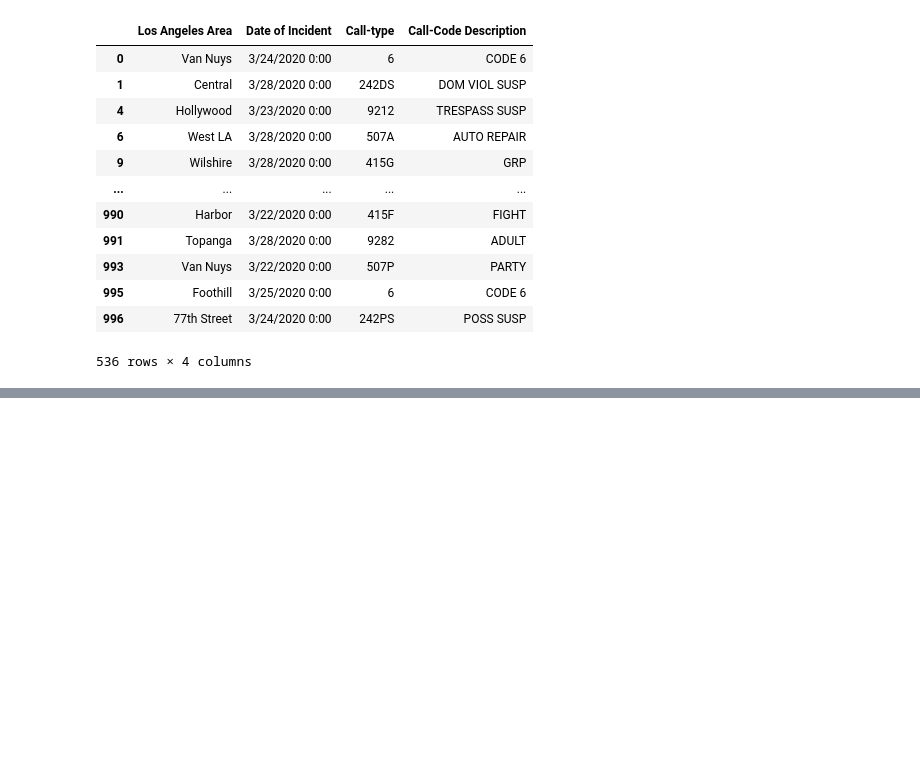
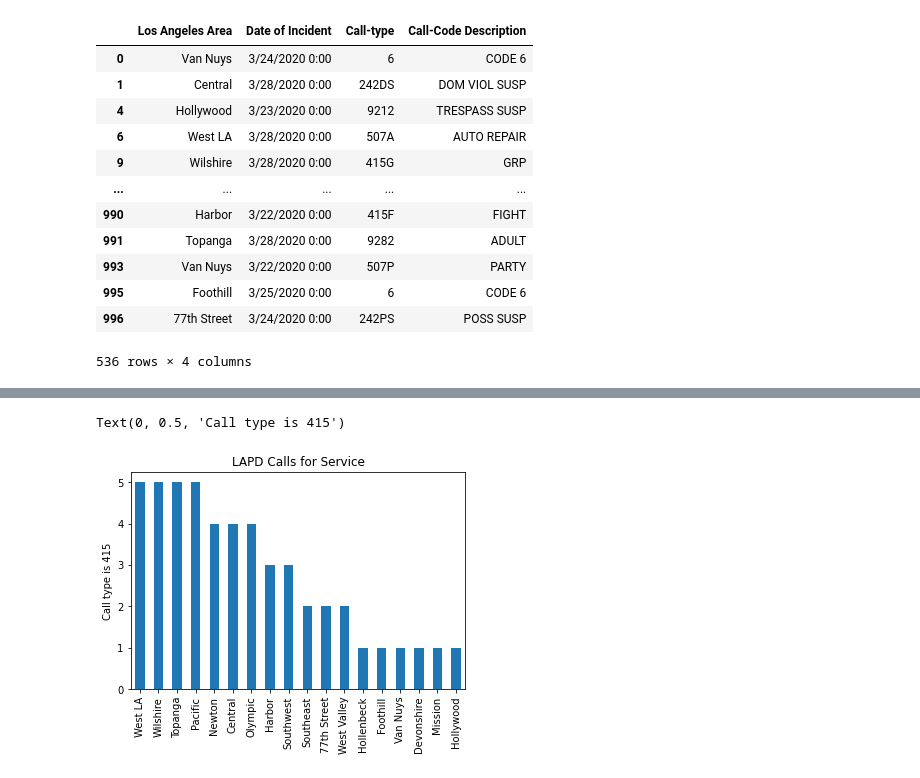
Before and after one commit to galloeileen/Final_Project_2021_Python, a Jupyter notebook: FinalProject_2021_Eileen.ipynb, the cells around one changed output, grey strips where cells are left out. Cells and saved outputs as stored; diff of their text form; code cells hidden in the pictures; blank space fills up the shorter version.

```diff
--- a/FinalProject_2021_Eileen.ipynb
+++ b/FinalProject_2021_Eileen.ipynb
@@ -87,0 +142,4 @@ code_description['Los Angeles Area'].value_counts().plot(kind='bar')
+# %%
+#Group cities that have call-type as 415M
+code_codes = code_description[code_description['Call-type'] == '415M']
+code_codes.groupby('Los Angeles Area').size()
@@ -87,0 +167,13 @@ code_description['Los Angeles Area'].value_counts().plot(kind='bar')
+# %%
+#Create Bar chart - Los Angeles Area call type
+
+code_codes['Los Angeles Area' ].value_counts().plot(kind='bar')
+
+# Added a title to my bar chart
+plt.title('LAPD Calls for Service')
+
+# Added a label
+plt.ylabel('Call type is 415')
+# %% [output]
+Text(0, 0.5, 'Call type is 415')
+[figure, added]
```
Also changed, not shown: parts of 9 cells of this notebook.
